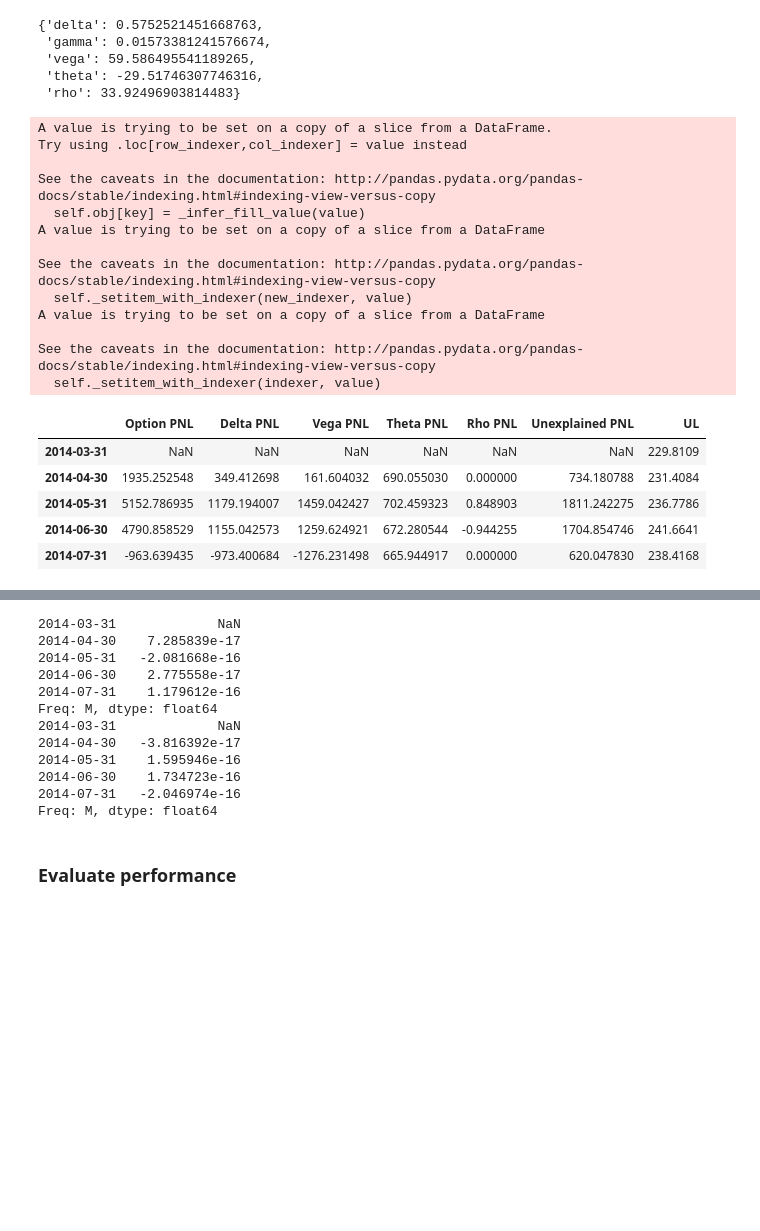
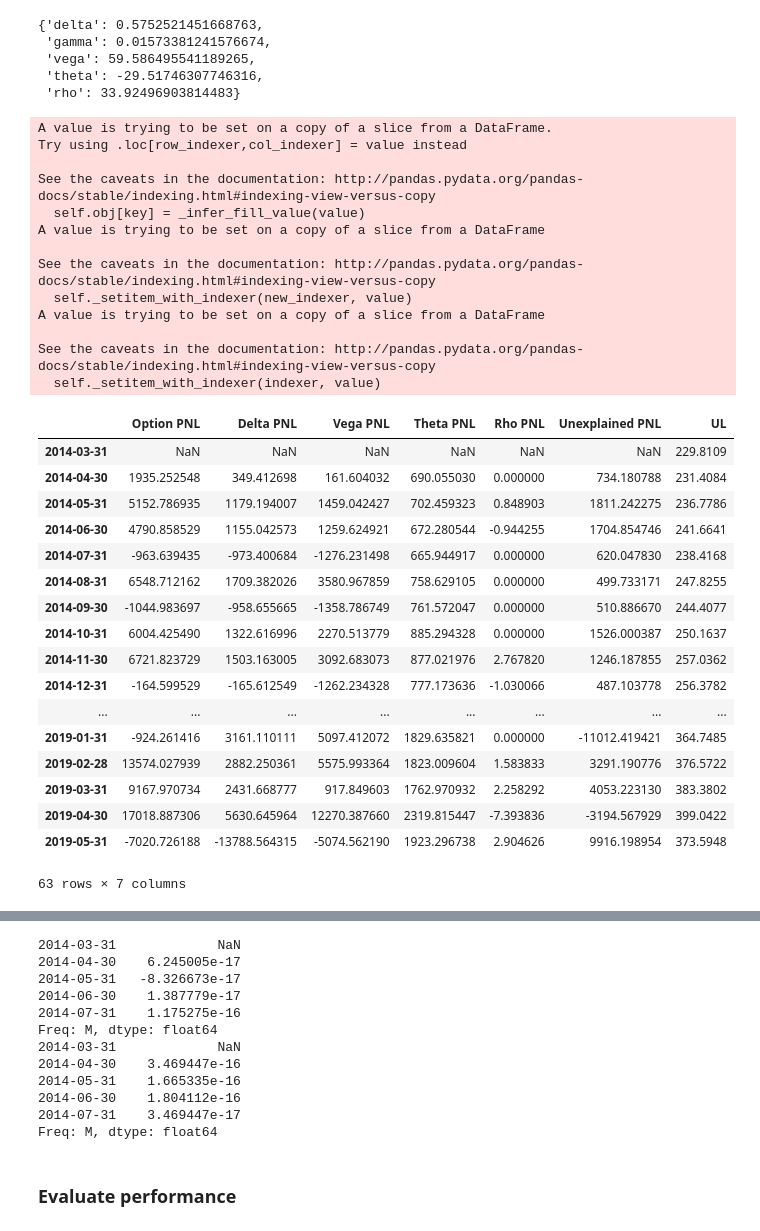
Before and after one commit to epgreig/robo-advisor, a Jupyter notebook: simulation_test_high.ipynb, the cells around one changed output, grey strips where cells are left out. Saved outputs shown, nothing was run; the diff lists cells and outputs as text; code cells hidden in the pictures; blank space fills up the shorter version.

```diff
--- a/simulation_test_high.ipynb
+++ b/simulation_test_high.ipynb
@@ -14,11 +17,11 @@ from copy import copy, deepcopy
 from historical import HistoricalData
 from pandas._libs.tslibs.timestamps import Timestamp, Timedelta
 
-path = "data\\"
+path = "data/"
 env_df = pd.read_csv(path + "Consolidated.csv", header = [0,1], index_col=[0])
 targets_df = pd.read_csv(path + "Targets.csv", index_col=[0])
 features_df = pd.read_csv(path + "Features.csv", header = [0,1], index_col=[0])
-exps = pd.read_csv('data\\ETF_info.csv', index_col=0).loc[env_df[['EQ', 'EM', 'RE', 'FI']].columns.droplevel(), 'Expense Ratio'].astype(float)
+exps = pd.read_csv(path+ 'ETF_info.csv', index_col=0).loc[env_df[['EQ', 'EM', 'RE', 'FI']].columns.droplevel(), 'Expense Ratio'].astype(float)
 data = HistoricalData(env_df, features_df, targets_df)
 
 date = Timestamp('2014-03-01') + MonthEnd(0)
@@ -286,27 +289,39 @@ my_pf.get_options()[0].get_greeks(env_now)
 # %%
 sub_df = perf_df[['Option PNL', 'Delta PNL', 'Vega PNL', 'Theta PNL', 'Rho PNL', 'Unexplained PNL']]
 sub_df.loc[sub_df.index, 'UL'] = env_df['EQ'].loc[sub_df.index, 'SPY US Equity']
-sub_df.head()
+sub_df
 # %% [output]
 A value is trying to be set on a copy of a slice from a DataFrame.
 Try using .loc[row_indexer,col_indexer] = value instead
 
 See the caveats in the documentation: http://pandas.pydata.org/pandas-docs/stable/indexing.html#indexing-view-versus-copy
   self.obj[key] = _infer_fill_value(value)
 A value is trying to be set on a copy of a slice from a DataFrame
 
 See the caveats in the documentation: http://pandas.pydata.org/pandas-docs/stable/indexing.html#indexing-view-versus-copy
   self._setitem_with_indexer(new_indexer, value)
 A value is trying to be set on a copy of a slice from a DataFrame
 
 See the caveats in the documentation: http://pandas.pydata.org/pandas-docs/stable/indexing.html#indexing-view-versus-copy
   self._setitem_with_indexer(indexer, value)
 |  | Option PNL | Delta PNL | Vega PNL | Theta PNL | Rho PNL | Unexplained PNL | UL |
 | 2014-03-31 | NaN | NaN | NaN | NaN | NaN | NaN | 229.8109 |
 | 2014-04-30 | 1935.252548 | 349.412698 | 161.604032 | 690.055030 | 0.000000 | 734.180788 | 231.4084 |
 | 2014-05-31 | 5152.786935 | 1179.194007 | 1459.042427 | 702.459323 | 0.848903 | 1811.242275 | 236.7786 |
 | 2014-06-30 | 4790.858529 | 1155.042573 | 1259.624921 | 672.280544 | -0.944255 | 1704.854746 | 241.6641 |
 | 2014-07-31 | -963.639435 | -973.400684 | -1276.231498 | 665.944917 | 0.000000 | 620.047830 | 238.4168 |
+| 2014-08-31 | 6548.712162 | 1709.382026 | 3580.967859 | 758.629105 | 0.000000 | 499.733171 | 247.8255 |
+| 2014-09-30 | -1044.983697 | -958.655665 | -1358.786749 | 761.572047 | 0.000000 | 510.886670 | 244.4077 |
+| 2014-10-31 | 6004.425490 | 1322.616996 | 2270.513779 | 885.294328 | 0.000000 | 1526.000387 | 250.1637 |
+| 2014-11-30 | 6721.823729 | 1503.163005 | 3092.683073 | 877.021976 | 2.767820 | 1246.187855 | 257.0362 |
+| 2014-12-31 | -164.599529 | -165.612549 | -1262.234328 | 777.173636 | -1.030066 | 487.103778 | 256.3782 |
+| ... | ... | ... | ... | ... | ... | ... | ... |
+| 2019-01-31 | -924.261416 | 3161.110111 | 5097.412072 | 1829.635821 | 0.000000 | -11012.419421 | 364.7485 |
+| 2019-02-28 | 13574.027939 | 2882.250361 | 5575.993364 | 1823.009604 | 1.583833 | 3291.190776 | 376.5722 |
+| 2019-03-31 | 9167.970734 | 2431.668777 | 917.849603 | 1762.970932 | 2.258292 | 4053.223130 | 383.3802 |
+| 2019-04-30 | 17018.887306 | 5630.645964 | 12270.387660 | 2319.815447 | -7.393836 | -3194.567929 | 399.0422 |
+| 2019-05-31 | -7020.726188 | -13788.564315 | -5074.562190 | 1923.296738 | 2.904626 | 9916.198954 | 373.5948 |
+63 rows × 7 columns
 # %%
 # total trading fees, expenses and spread losses as a fraction of pre-rebalancing portfolio value
 #perf_df['Percentage Trading Fees'] = 0
@@ -341,16 +356,16 @@ print((pct_df['ETF Return'] + pct_df['Option Return'] - pct_df['Return']).head()
 print((pct_df['Return'] - pct_df['Percentage Trading Fees'] - pct_df['Percentage Advisor Fees'] - pct_df['Post-fee Return']).head())
 # %% [output]
 2014-03-31             NaN
-2014-04-30    7.285839e-17
-2014-05-31   -2.081668e-16
-2014-06-30    2.775558e-17
-2014-07-31    1.179612e-16
+2014-04-30    6.245005e-17
+2014-05-31   -8.326673e-17
+2014-06-30    1.387779e-17
+2014-07-31    1.175275e-16
 Freq: M, dtype: float64
 2014-03-31             NaN
-2014-04-30   -3.816392e-17
-2014-05-31    1.595946e-16
-2014-06-30    1.734723e-16
-2014-07-31   -2.046974e-16
+2014-04-30    3.469447e-16
+2014-05-31    1.665335e-16
+2014-06-30    1.804112e-16
+2014-07-31    3.469447e-17
 Freq: M, dtype: float64
 # %% [markdown]
 ### Evaluate performance
```
Also changed, not shown: parts of 17 cells of this notebook, 7 other files.
